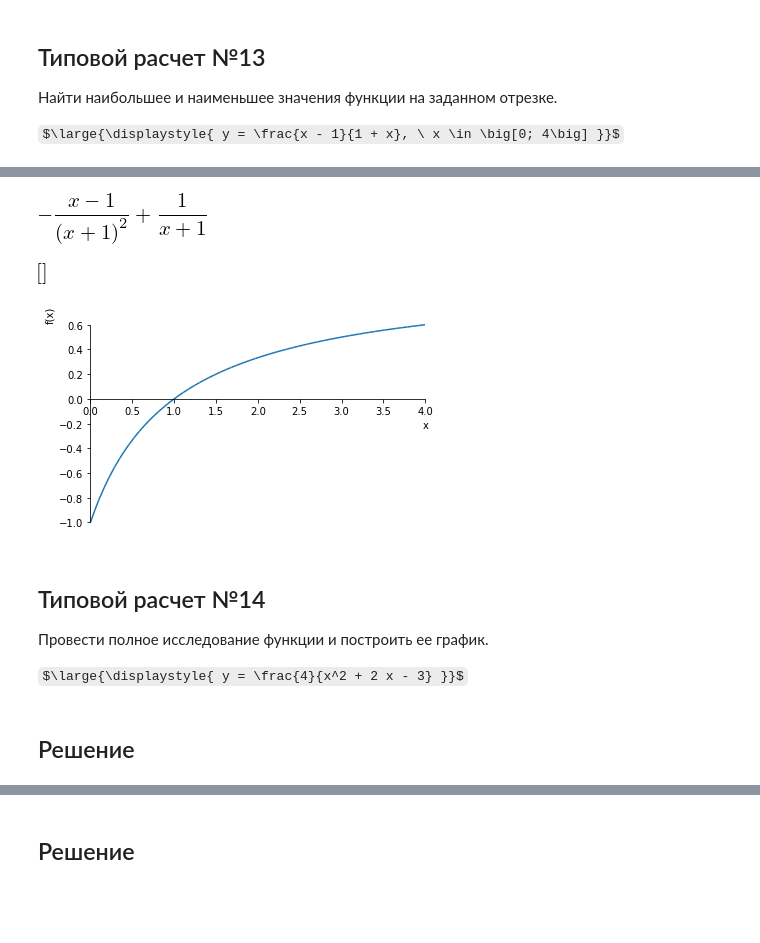
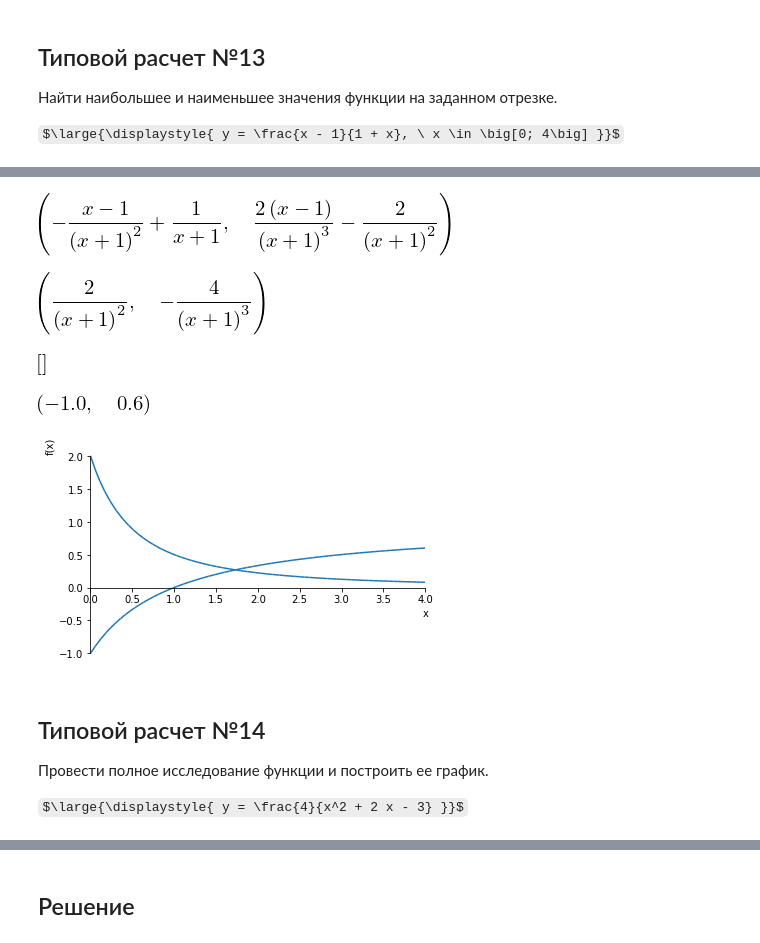
Before and after one commit to OlgaBelitskaya/math_20182019, a Jupyter notebook: mathanalysis_standardcalc209-215.ipynb, the cells around one changed output, grey strips where cells are left out. Cells and saved outputs as stored; diff of their text form; code cells hidden in the pictures; some formulas as TeX source; blank space fills up the shorter version.

```diff
--- a/mathanalysis_standardcalc209-215.ipynb
+++ b/mathanalysis_standardcalc209-215.ipynb
@@ -287,22 +317,28 @@ $\large{\displaystyle{ y = \frac{x - 1}{1 + x}, \ x \in \big[0; 4\big] }}$
 x = Symbol('x')
 y = (x - 1) / (1 + x)
 # %%
-diff(y, x)
+diff(y, x), diff(diff(y, x), x)
 # %% [output]
-[figure, old version]
+[figure, new version]
+# %%
+simplify(diff(y, x)), simplify(diff(diff(y, x), x))
+# %% [output]
+[figure, added]
 # %%
 solve(diff(y, x), 0)
 # %% [output]
 [figure]
+# %%
+y.evalf(subs={x:0}), y.evalf(subs={x:4})
+# %% [output]
+[figure, added]
 # %%
-plot(y, (x, 0, 4));
+plot(y, diff(y, x), (x, 0, 4));
 # %% [output]
-[figure, old version]
+[figure, new version]
 # %% [markdown]
 ## Типовой расчет №14
 
 Провести полное исследование функции и построить ее график.
 
 $\large{\displaystyle{ y = \frac{4}{x^2 + 2 x - 3} }}$
-# %% [markdown]
-## Решение
```
Also changed, not shown: parts of 10 cells of this notebook.
